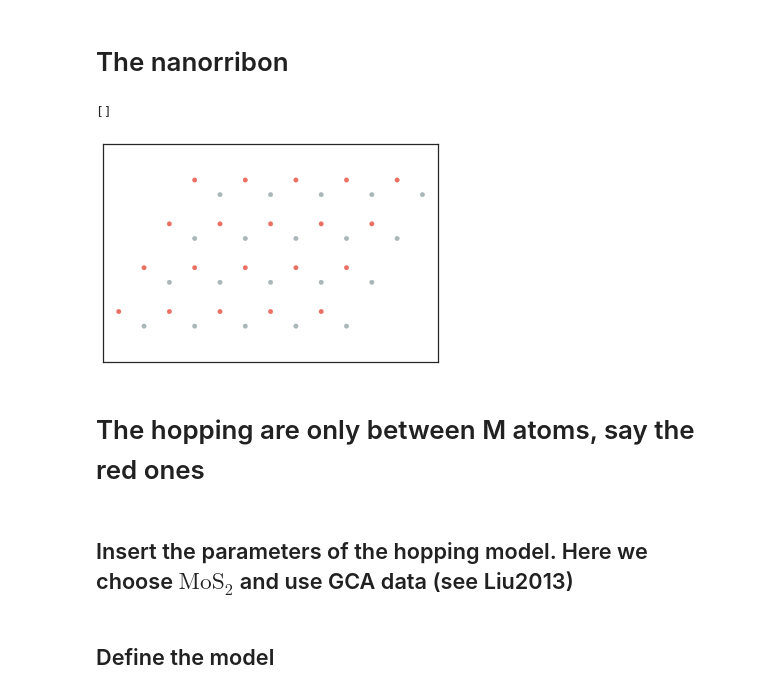
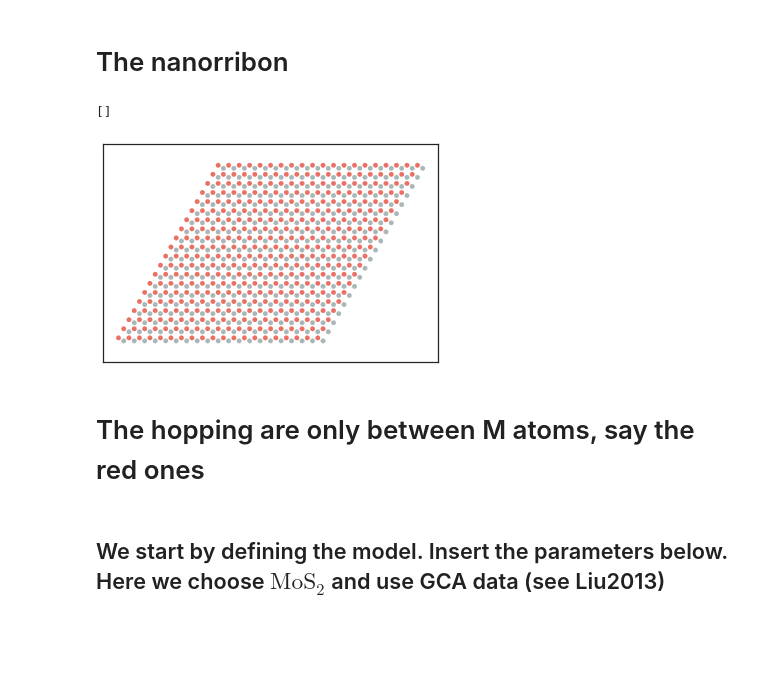
Before and after one commit to SriramanT/qmc_master_code, a Jupyter notebook: ANALYTICAL/src/tmd-hoppings.ipynb, the cells around one changed output. Saved outputs shown, nothing was run; the diff lists cells and outputs as text; code cells hidden in the pictures; blank space fills up the shorter version.

```diff
--- a/ANALYTICAL/src/tmd-hoppings.ipynb
+++ b/ANALYTICAL/src/tmd-hoppings.ipynb
@@ -18,42 +18,42 @@ if not os.path.exists(SAVEDIR):
 # %% [markdown]
 # The nanorribon
 # %%
-Nx = 5
-Ny = 4
+Nx = 20
+Ny = 20
 
 a1 = np.arange(Nx)
 a2 = np.arange(Ny)
 vs = np.zeros((2 * Nx * Ny , 2))
 lat = np.zeros((2 * Nx * Ny))
 clr = np.chararray((2 * Nx * Ny), itemsize = 10)
 alpha = np.zeros((2 * Nx * Ny))
 v1 = np.array([1, 0])
 v2 = np.array([1 / 2, np.sqrt(3) / 2])
 for i in range(Nx):
     for j in range(Ny):
         for k in range(2):
             vs[Nx * Ny * k + Nx * j + i, :] =\
             a1[i] * v1 + a2[j] * v2 + k *\
             np.array([1 / 2,- 1 / ( 2 * np.sqrt(3) )])
             #lat[Nx * Ny * k + Nx * j + i]\
             #=  400 * (nUp[Nx * Ny * k + Nx * j + i]\
             #          - nDown[Nx * Ny * k + Nx * j + i] )
             if k == 0 :
                 clr[Nx * j + i] = "#e74c3c"
             if k == 1 :
                 clr[Nx * Ny + Nx * j + i] = "#95a5a6"
 
 fig = plt.figure(6)
 ax = fig.add_subplot(111)
 ax.scatter(vs[:, 0], vs[:, 1], s = 20,\
            c = clr.decode('UTF-8'), alpha=0.8, edgecolors = None)
 ax.axis('equal')
 ax.set_yticklabels([])
 ax.set_xticklabels([])
 # %% [output]
 []
-[figure, old version]
+[figure, new version]
 # %% [markdown]
 # The hopping are only between M atoms, say the red ones
 # %% [markdown]
-## Insert the parameters of the hopping model. Here we choose $\text{Mo}\text{S}_2$ and use GCA data (see Liu2013)
+## We start by defining the model. Insert the parameters below. Here we choose $\text{Mo}\text{S}_2$ and use GCA data (see Liu2013)
@@ -77,3 +60 @@ K = np.zeros((N,N))
-# %% [markdown]
-## Define the model
 # %%
```
Also changed, not shown: parts of 16 cells of this notebook, 3 other files.
